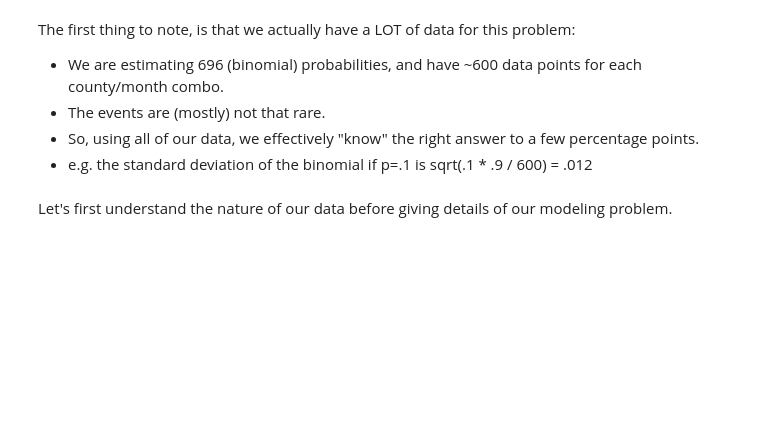
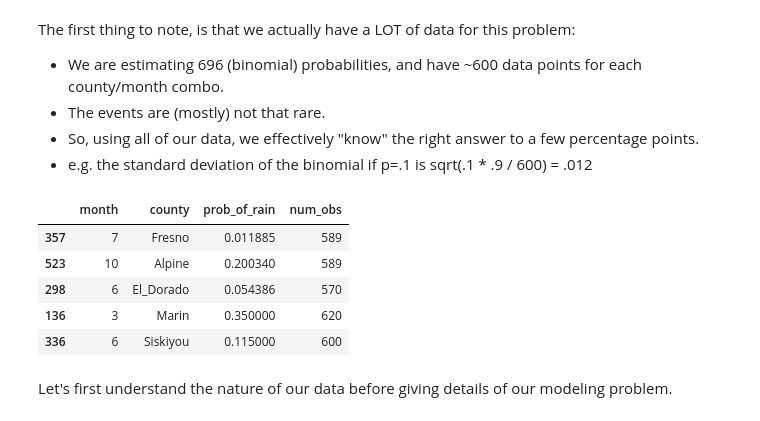
Before and after one commit to numeristical/resources, a Jupyter notebook: lecture_notebooks/LN200804_StructureBoost_Intro.ipynb, the cells around one changed output. Cells and saved outputs as stored; diff of their text form; code cells hidden in the pictures; blank space fills up the shorter version.

```diff
--- a/lecture_notebooks/LN200804_StructureBoost_Intro.ipynb
+++ b/lecture_notebooks/LN200804_StructureBoost_Intro.ipynb
@@ -103,7 +116,15 @@ The first thing to note, is that we actually have a LOT of data for this problem
 # %%
 # To get the estimates of the "right" answer using all our data, we can do a simple groupby
 mean_by_mc_full = df_ca_PRCP.groupby(['month','county'])['rained'].agg(['mean','count']).reset_index()
 mean_by_mc_full.columns = ['month', 'county', 'prob_of_rain', 'num_obs']
+mean_by_mc_full.sample(5)
+# %% [output]
+|  | month | county | prob_of_rain | num_obs |
+| 357 | 7 | Fresno | 0.011885 | 589 |
+| 523 | 10 | Alpine | 0.200340 | 589 |
+| 298 | 6 | El_Dorado | 0.054386 | 570 |
+| 136 | 3 | Marin | 0.350000 | 620 |
+| 336 | 6 | Siskiyou | 0.115000 | 600 |
 # %% [markdown]
 Let's first understand the nature of our data before giving details of our modeling problem.
 # %%
```
Also changed, not shown: parts of 45 cells of this notebook, 1 other file.
